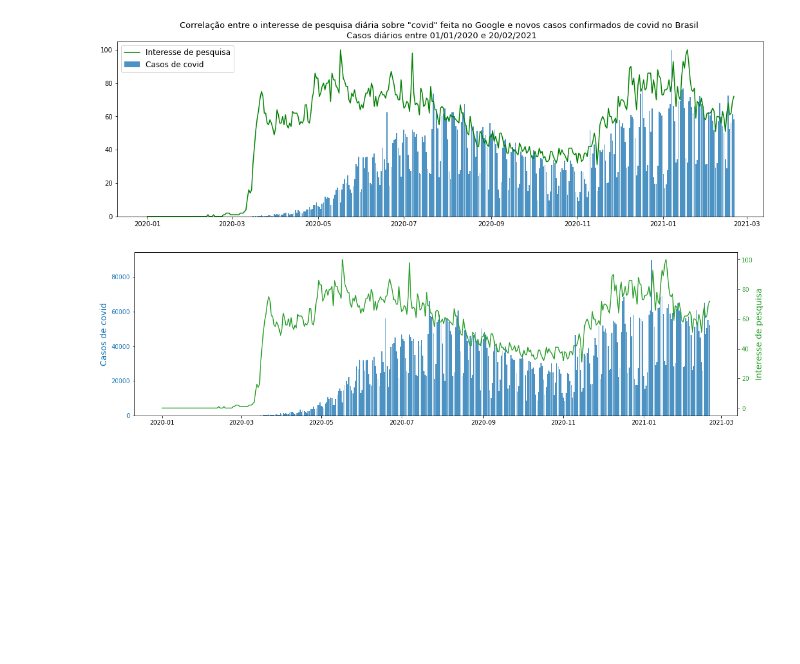
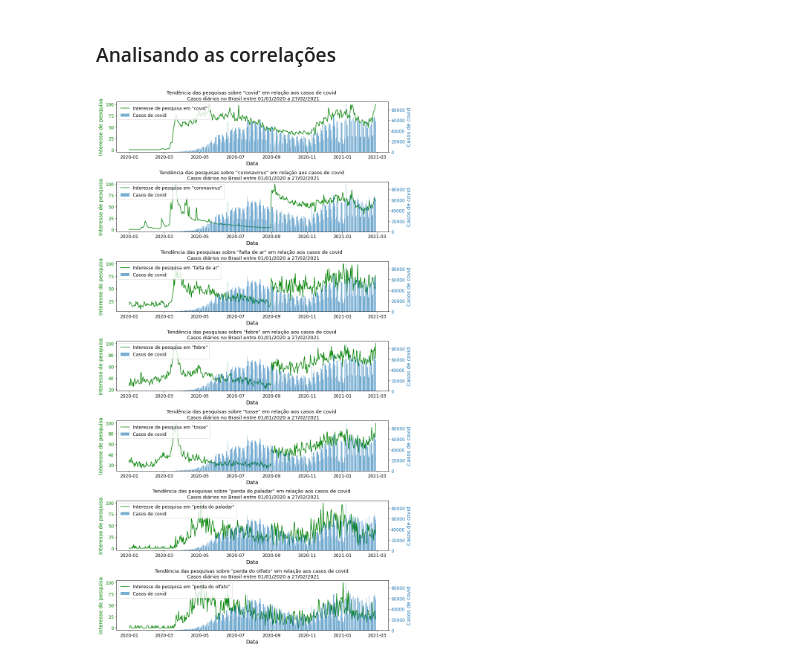
Before and after one commit to Klemersoncastro/google_trends_covid, a Jupyter notebook: 5. Analisando dados.ipynb, the cells around one changed output. Cells and saved outputs as stored; diff of their text form; code cells hidden in the pictures; blank space fills up the shorter version.

```diff
--- a/5. Analisando dados.ipynb
+++ b/5. Analisando dados.ipynb
@@ -39,0 +17,3 @@ memory usage: 26.1+ KB
+# %%
+# Lendo base de dados
+df_casosCovidDiario_br = pd.read_csv('Covid + trend diário Brasil - normalizado.csv', index_col=0)
@@ -41,24 +39,28 @@ memory usage: 26.1+ KB
 df_casosCovidDiario_br['date'] = pd.to_datetime(df_casosCovidDiario_br['date'])
-# %%
-fig, axs = plt.subplots(1, 1, figsize=(18,5), sharey=True)
-axs.bar(df_casosCovidDiario_br['date'],df_casosCovidDiario_br['new_confirmed_n'], alpha=0.8, label='Casos de covid')
-axs.plot(df_casosCovidDiario_br['date'],df_casosCovidDiario_br['covid'], 'g', label='Interesse de pesquisa')
-axs.set_title('Correlação entre o interesse de pesquisa diária sobre "covid" feita no Google e novos casos confirmados de covid no Brasil \n Casos diários entre 01/01/2020 e 20/02/2021', fontsize=13)
-axs.legend(fontsize=12)
-fig.show()
-# %% [output]
-[figure, removed]
-# %%
-fig, ax1 = plt.subplots(1, 1, figsize=(18,5), sharey=True)
-color = 'tab:blue'
-ax1.bar(df_casosCovidDiario_br['date'],df_casosCovidDiario_br['new_confirmed'], alpha=0.8, label='Casos de covid', color=color)
-ax1.set_ylabel('Casos de covid', color=color, fontsize=14)
-ax1.tick_params(axis='y', labelcolor=color)
-ax2 = ax1.twinx()
-color = 'tab:green'
-ax2.set_ylabel('Interesse de pesquisa', color=color, fontsize=14)
-ax2.tick_params(axis='y', labelcolor=color)
-ax2.plot(df_casosCovidDiario_br['date'],df_casosCovidDiario_br['covid'], 'g', label='Interesse de pesquisa', color=color)
-fig.show()
-# %% [output]
-[figure, removed]
+# %% [markdown]
+### Analisando as correlações
+# %%
+keywords = ['covid','coronavirus','falta de ar','febre','tosse','perda do paladar','perda do olfato']
+keywords_dataset = ['covid','coronavirus','falta_de_ar','febre','tosse','perda_paladar','perda_olfato']
+fig, ax = plt.subplots(len(keywords_dataset), 1, figsize=(12,len(keywords_dataset)*3), sharey=False)
+i = 0
+for keyword in zip(keywords,keywords_dataset):
+  ax[i].set_title('Tendência das pesquisas sobre "' + keyword[0] + '" em relação aos casos de covid \n Casos diários no Brasil entre 01/01/2020 a 27/02/2021', fontsize=13)
+  color = 'green'
+  ax[i].plot(df_casosCovidDiario_br['date'],df_casosCovidDiario_br[keyword[1]], label='Interesse de pesquisa em "' + keyword[0] + '"', color=color)
+  ax[i].set_ylabel('Interesse de pesquisa', color=color, fontsize=14)
+  ax[i].tick_params(axis='y', labelcolor=color, labelsize=12)
+  ax[i].tick_params(axis='x', which='both', labelsize=12)
+  ax[i].set_xlabel('Data', fontsize=14)
+  ax2 = ax[i].twinx()
+  color = 'tab:blue'
+  ax2.bar(df_casosCovidDiario_br['date'],df_casosCovidDiario_br['new_confirmed'], alpha=0.6, label='Casos de covid', color=color)
+  ax2.set_ylabel('Casos de covid', color=color, fontsize=14)
+  ax2.tick_params(axis='y', labelcolor=color, labelsize=12)
+  lines, labels = ax[i].get_legend_handles_labels()
+  lines2, labels2 = ax2.get_legend_handles_labels()
+  ax[i].legend(lines + lines2, labels + labels2, loc='upper left', fontsize=12)
+  i = i + 1
+fig.tight_layout()
+# %% [output]
+[figure, added]
```
Also changed, not shown: parts of 6 cells of this notebook.
